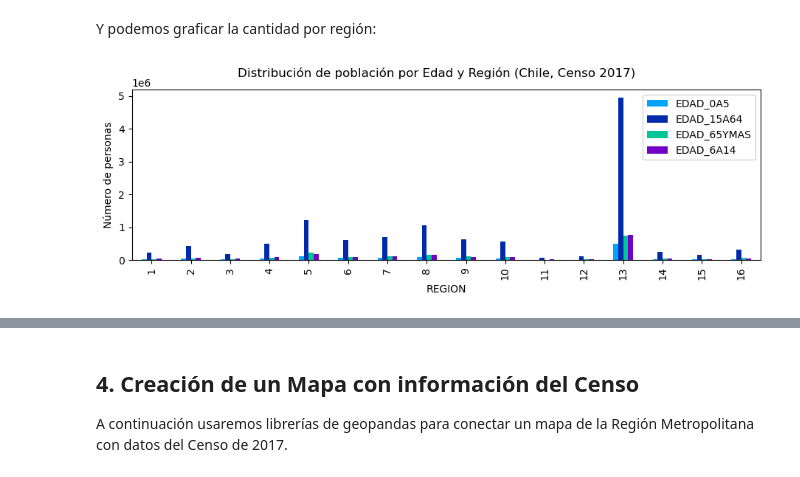
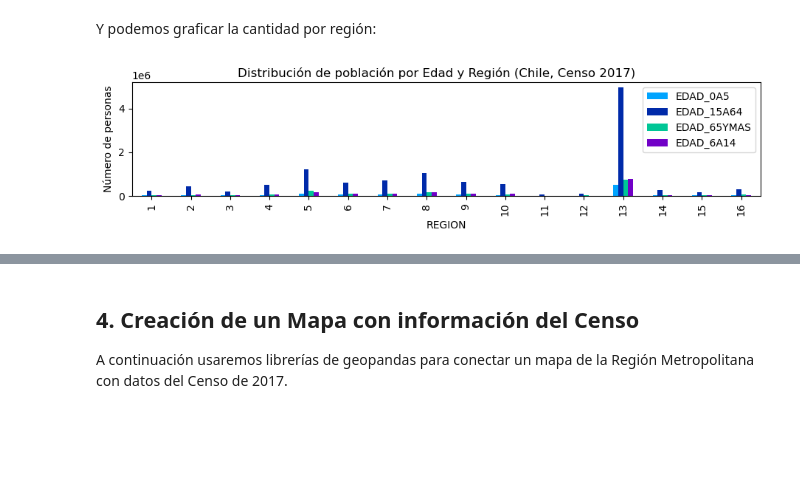
Before and after one commit to maripiiu/IMT2200-Maria-Allendes, a Jupyter notebook: Actividad 01/IMT2200 - Actividad 01.ipynb, the cells around one changed output, grey strips where cells are left out. Saved outputs shown, nothing was run; the diff lists cells and outputs as text; code cells hidden in the pictures; blank space fills up the shorter version.

```diff
--- a/Actividad 01/IMT2200 - Actividad 01.ipynb
+++ b/Actividad 01/IMT2200 - Actividad 01.ipynb
@@ -107,12 +109,12 @@ pv
 # %% [markdown]
 Y podemos graficar la cantidad por región:
 # %%
-fig = plt.figure(figsize=(11,3))
+fig = plt.figure(figsize=(11,2))
 ax = fig.add_subplot(111)
 ax.set_ylabel('Número de personas')
 fig.suptitle('Distribución de población por Edad y Región (Chile, Censo 2017)')
 pv.plot(kind='bar', ax =ax , color = ["#00a4ff","#002aa9","#00c696","#7100c7"]);
 #cuando no se especifica colores justamente es color = b, orange , g y r
 # se puede poner el color con hex o abreviatura :)
 # %% [output]
-[figure, old version]
+[figure, new version]
```
Also changed, not shown: parts of 5 cells of this notebook, 1 other file.
